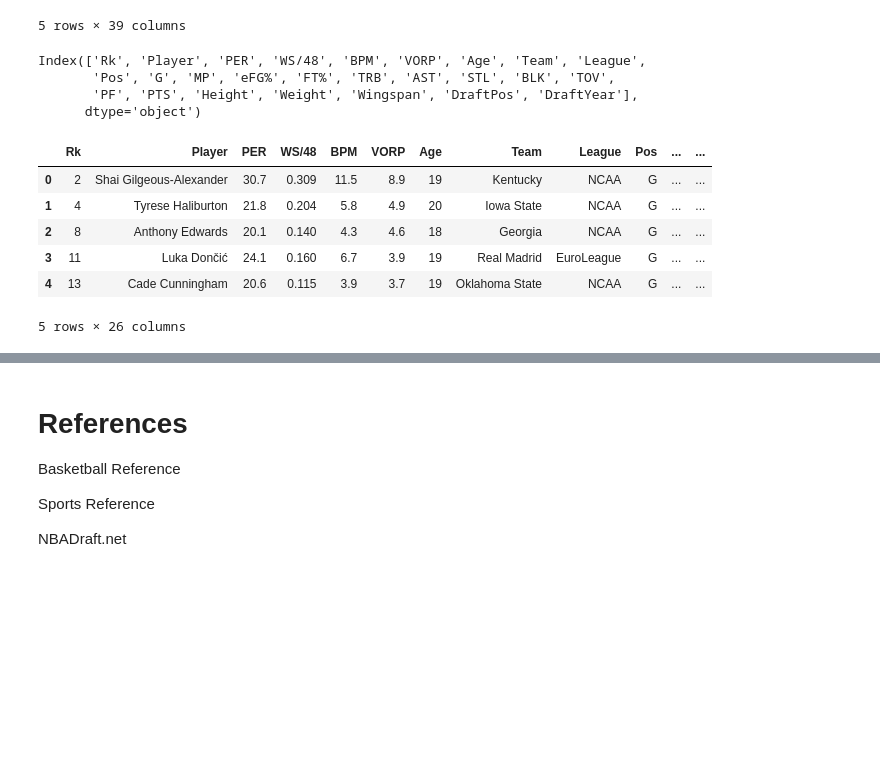
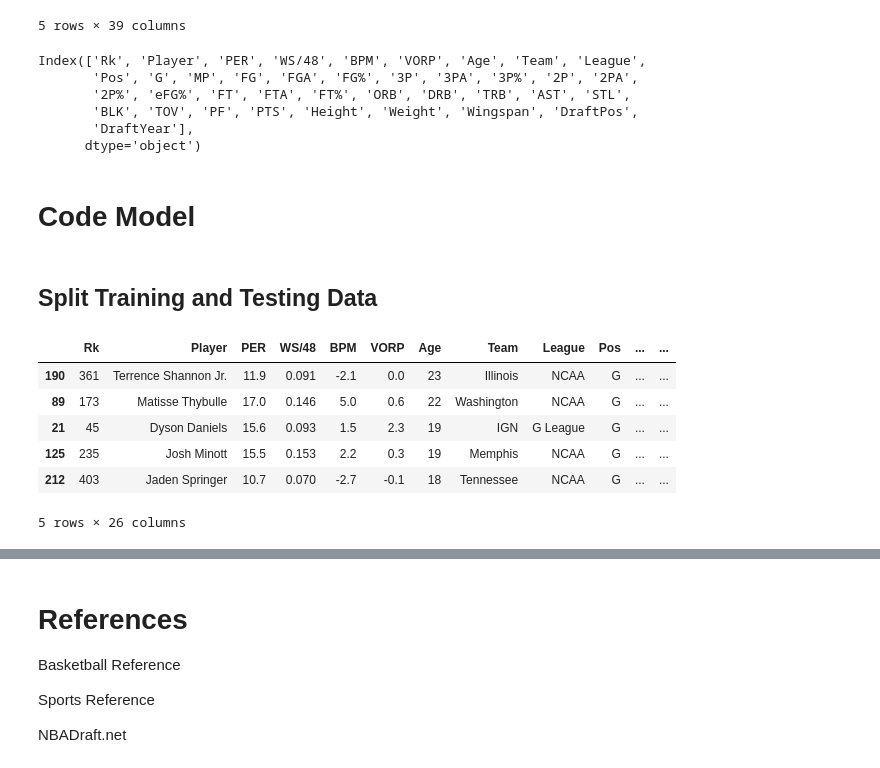
Before and after one commit to kevin-shiao/NBA-Draft, a Jupyter notebook: project.ipynb, the cells around one changed output, grey strips where cells are left out. Cells and saved outputs as stored; diff of their text form; code cells hidden in the pictures; blank space fills up the shorter version.

```diff
--- a/project.ipynb
+++ b/project.ipynb
@@ -39,19 +81,33 @@ df_merged.head()
 | 4 | 13 | Cade Cunningham | 20.6 | 0.115 | 3.9 | 3.7 | 19 | Oklahoma State | NCAA | G | ... | ... |
 5 rows × 39 columns
 # %%
-print(df_merged.columns)
+print(df.columns)
 
-df_merged = df_merged[['Rk', 'Player', 'PER', 'WS/48', 'BPM', 'VORP', 'Age', 'Team', 'League', 'Pos', 'G', 'MP', 'eFG%', 'FT%', 'TRB', 'AST', 'STL', 'BLK', 'TOV', 'PF', 'PTS', 'Height', 'Weight', 'Wingspan', 'DraftPos', 'DraftYear']]
-df_merged.head()
+df = df[['Rk', 'Player', 'PER', 'WS/48', 'BPM', 'VORP', 'Age', 'Team', 'League', 'Pos', 'G', 'MP', 'eFG%', 'FT%', 'TRB', 'AST', 'STL', 'BLK', 'TOV', 'PF', 'PTS', 'Height', 'Weight', 'Wingspan', 'DraftPos', 'DraftYear']]
+df.head()
+
+#For Undrafted Players, assign them with integer 61 to keep ordinal ordering
+df['DraftPos'] = df['DraftPos'].replace('Undrafted', 61)
+df['DraftPos'] = df['DraftPos'].astype(int)
 # %% [output]
 Index(['Rk', 'Player', 'PER', 'WS/48', 'BPM', 'VORP', 'Age', 'Team', 'League',
-       'Pos', 'G', 'MP', 'eFG%', 'FT%', 'TRB', 'AST', 'STL', 'BLK', 'TOV',
-       'PF', 'PTS', 'Height', 'Weight', 'Wingspan', 'DraftPos', 'DraftYear'],
+       'Pos', 'G', 'MP', 'FG', 'FGA', 'FG%', '3P', '3PA', '3P%', '2P', '2PA',
+       '2P%', 'eFG%', 'FT', 'FTA', 'FT%', 'ORB', 'DRB', 'TRB', 'AST', 'STL',
+       'BLK', 'TOV', 'PF', 'PTS', 'Height', 'Weight', 'Wingspan', 'DraftPos',
+       'DraftYear'],
       dtype='object')
-|  | Rk | Player | PER | WS/48 | BPM | VORP | Age | Team | League | Pos | ... | ... |
-| 0 | 2 | Shai Gilgeous-Alexander | 30.7 | 0.309 | 11.5 | 8.9 | 19 | Kentucky | NCAA | G | ... | ... |
-| 1 | 4 | Tyrese Haliburton | 21.8 | 0.204 | 5.8 | 4.9 | 20 | Iowa State | NCAA | G | ... | ... |
-| 2 | 8 | Anthony Edwards | 20.1 | 0.140 | 4.3 | 4.6 | 18 | Georgia | NCAA | G | ... | ... |
-| 3 | 11 | Luka Dončić | 24.1 | 0.160 | 6.7 | 3.9 | 19 | Real Madrid | EuroLeague | G | ... | ... |
-| 4 | 13 | Cade Cunningham | 20.6 | 0.115 | 3.9 | 3.7 | 19 | Oklahoma State | NCAA | G | ... | ... |
-5 rows × 26 columns
+# %% [markdown]
+# Code Model
+# %% [markdown]
+## Split Training and Testing Data
+# %%
+train_df, test_df = train_test_split(df, test_size=0.30, random_state=123)
+train_df.head()
+# %% [output]
+|  | Rk | Player | PER | WS/48 | BPM | VORP | Age | Team | League | Pos | ... | ... |
+| 190 | 361 | Terrence Shannon Jr. | 11.9 | 0.091 | -2.1 | 0.0 | 23 | Illinois | NCAA | G | ... | ... |
+| 89 | 173 | Matisse Thybulle | 17.0 | 0.146 | 5.0 | 0.6 | 22 | Washington | NCAA | G | ... | ... |
+| 21 | 45 | Dyson Daniels | 15.6 | 0.093 | 1.5 | 2.3 | 19 | IGN | G League | G | ... | ... |
+| 125 | 235 | Josh Minott | 15.5 | 0.153 | 2.2 | 0.3 | 19 | Memphis | NCAA | G | ... | ... |
+| 212 | 403 | Jaden Springer | 10.7 | 0.070 | -2.7 | -0.1 | 18 | Tennessee | NCAA | G | ... | ... |
+5 rows × 26 columns
```
Also changed, not shown: parts of 10 cells of this notebook.
